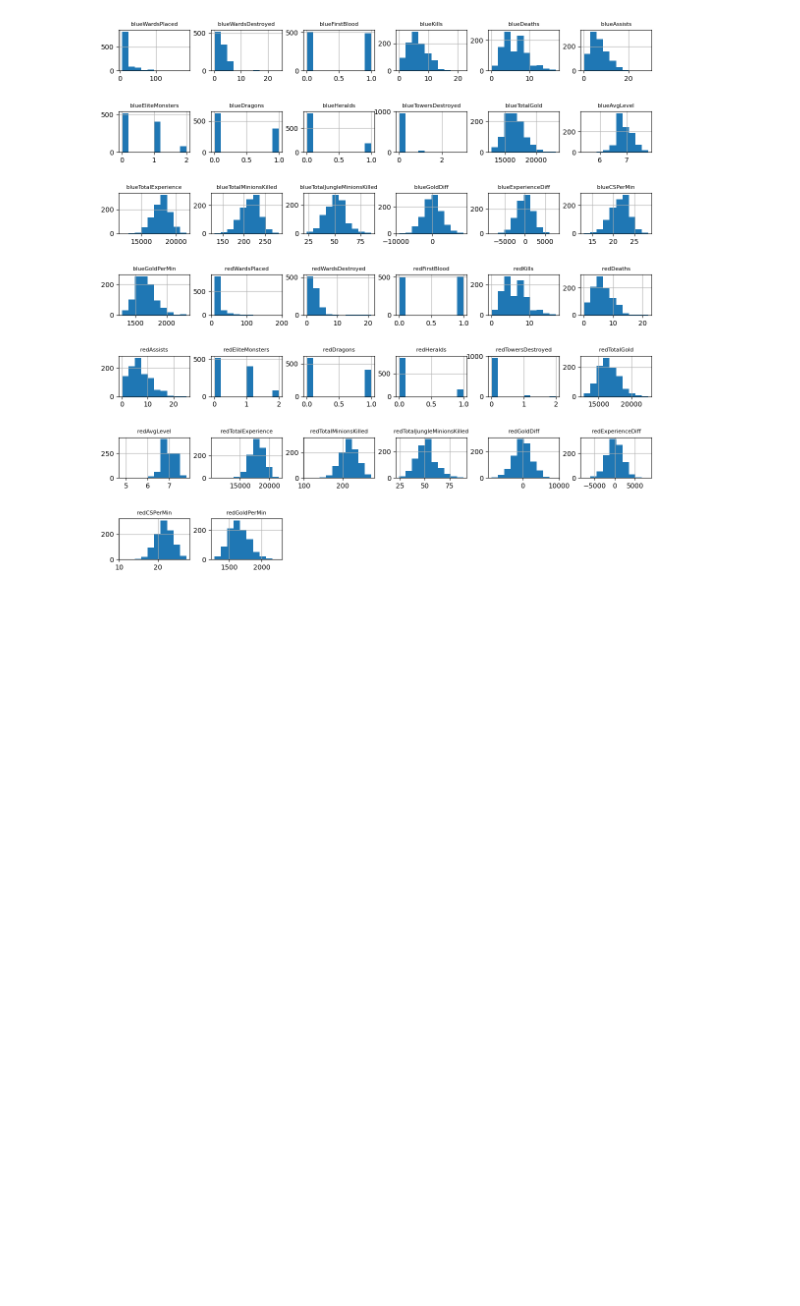
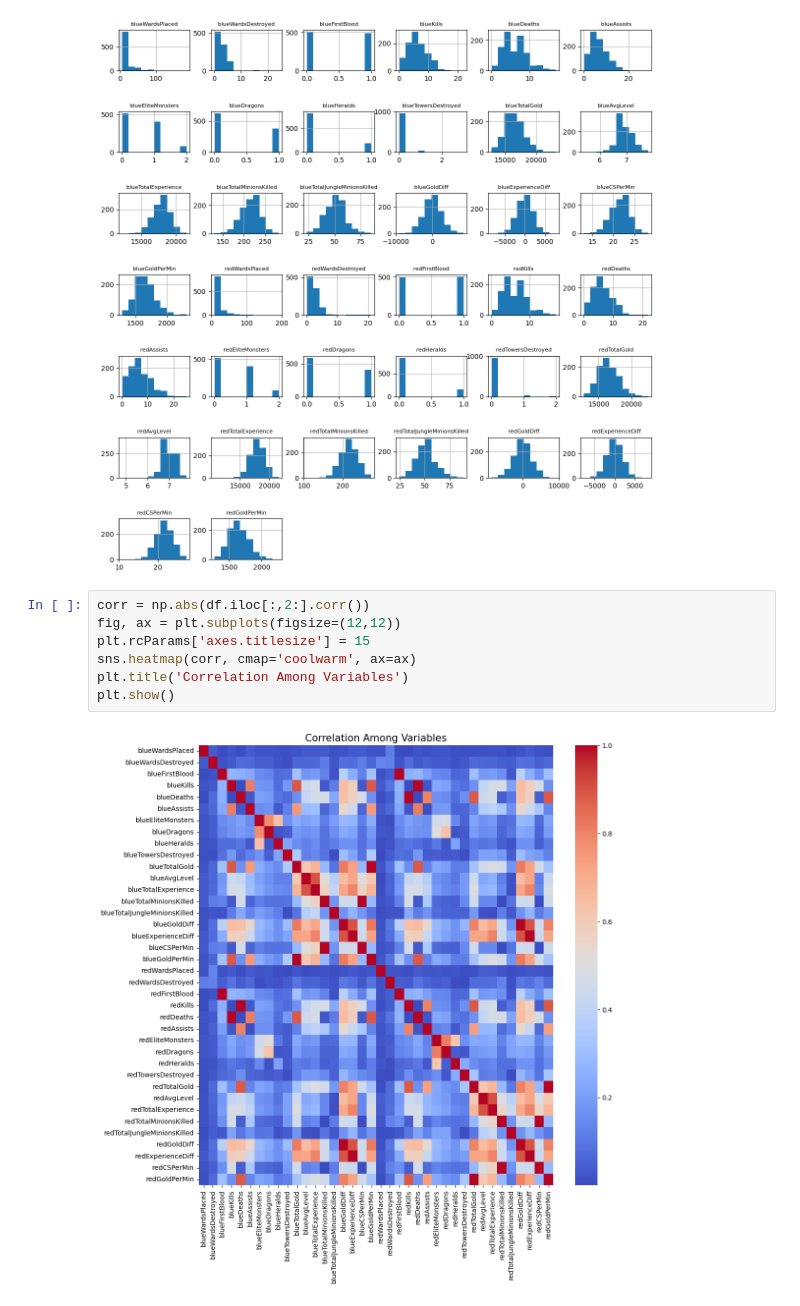
Before and after one commit to Martin-Masson/projet-ias, a Jupyter notebook: data_preview.ipynb, the cells around one changed output. Cells and saved outputs as stored; diff of their text form; blank space fills up the shorter version.

Commit message:
correlation matrix

```diff
--- a/data_preview.ipynb
+++ b/data_preview.ipynb
@@ -35,3 +37,12 @@ plt.subplots_adjust(hspace=1)
 plt.show()
 # %% [output]
 [figure]
+# %%
+corr = np.abs(df.iloc[:,2:].corr())
+fig, ax = plt.subplots(figsize=(12,12))
+plt.rcParams['axes.titlesize'] = 15
+sns.heatmap(corr, cmap='coolwarm', ax=ax)
+plt.title('Correlation Among Variables')
+plt.show()
+# %% [output]
+[figure, added]
```
Also changed, not shown: parts of 1 cell of this notebook.
